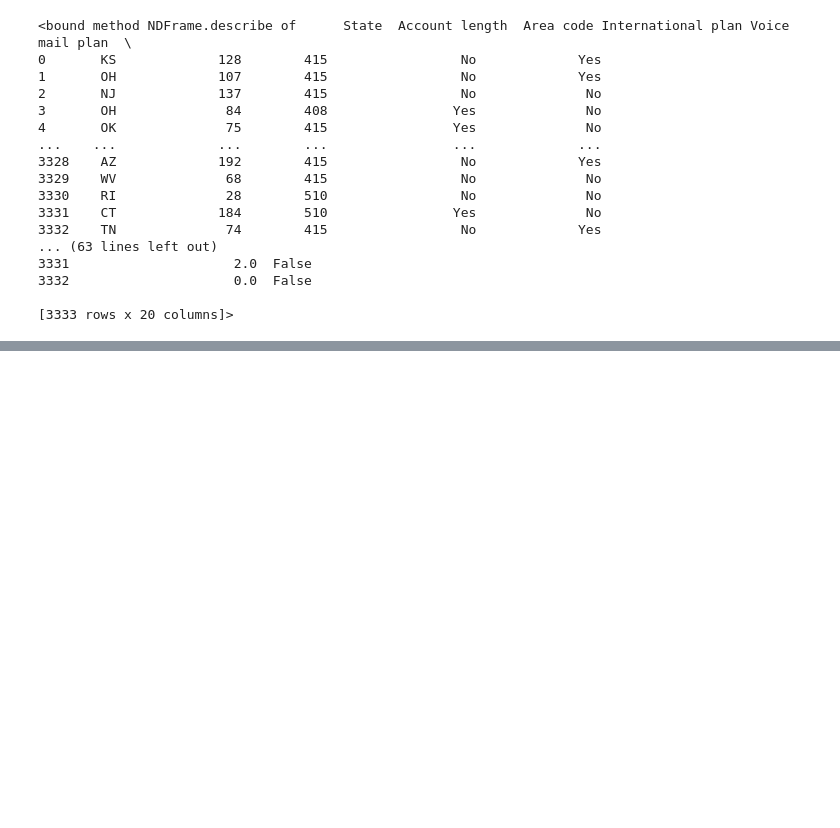
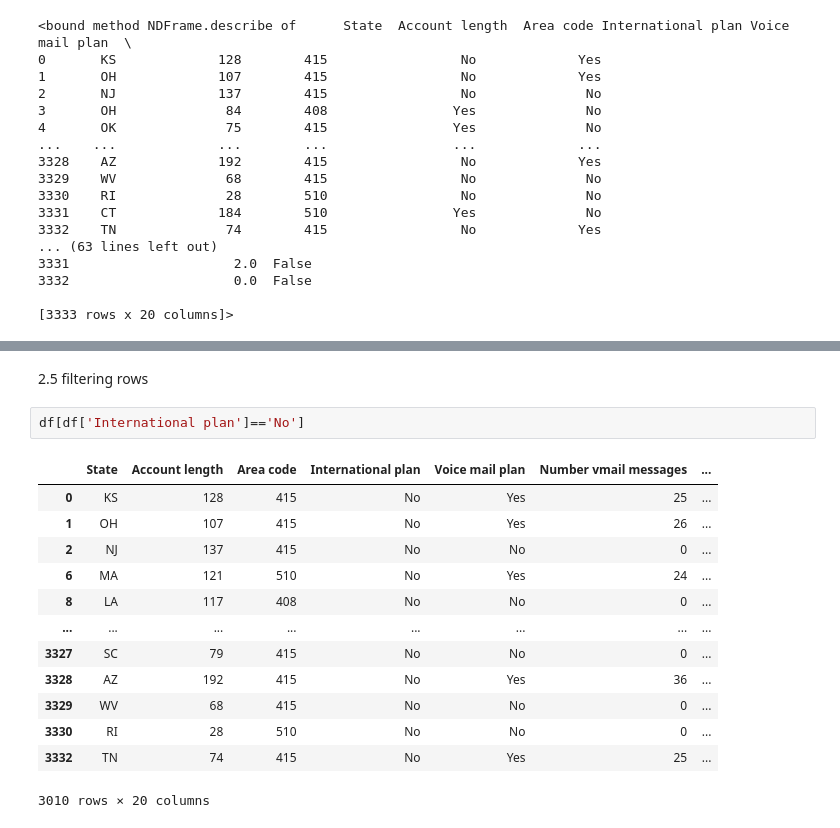
Before and after one commit to zeerob440/sdev220_zRoberts, a Jupyter notebook: mod7/pandas_lab.ipynb, the cells around one changed output, grey strips where cells are left out. Saved outputs shown, nothing was run; the diff lists cells and outputs as text; blank space fills up the shorter version.

```diff
--- a/mod7/pandas_lab.ipynb
+++ b/mod7/pandas_lab.ipynb
@@ -103,0 +156,18 @@ df.describe
+# %% [markdown]
+2.5 filtering rows
+# %%
+df[df['International plan']=='No']
+# %% [output]
+|  | State | Account length | Area code | International plan | Voice mail plan | Number vmail messages | ... |
+| 0 | KS | 128 | 415 | No | Yes | 25 | ... |
+| 1 | OH | 107 | 415 | No | Yes | 26 | ... |
+| 2 | NJ | 137 | 415 | No | No | 0 | ... |
+| 6 | MA | 121 | 510 | No | Yes | 24 | ... |
+| 8 | LA | 117 | 408 | No | No | 0 | ... |
+| ... | ... | ... | ... | ... | ... | ... | ... |
+| 3327 | SC | 79 | 415 | No | No | 0 | ... |
+| 3328 | AZ | 192 | 415 | No | Yes | 36 | ... |
+| 3329 | WV | 68 | 415 | No | No | 0 | ... |
+| 3330 | RI | 28 | 510 | No | No | 0 | ... |
+| 3332 | TN | 74 | 415 | No | Yes | 25 | ... |
+3010 rows × 20 columns
```
Also changed, not shown: parts of 6 cells of this notebook.
